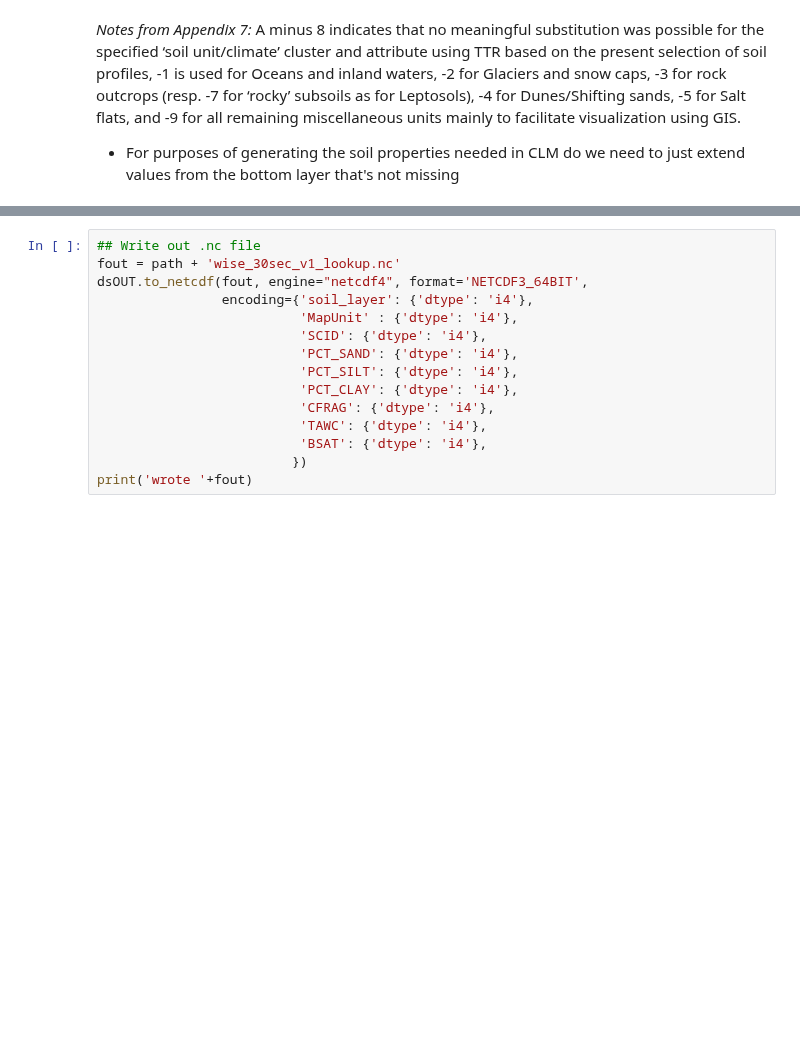
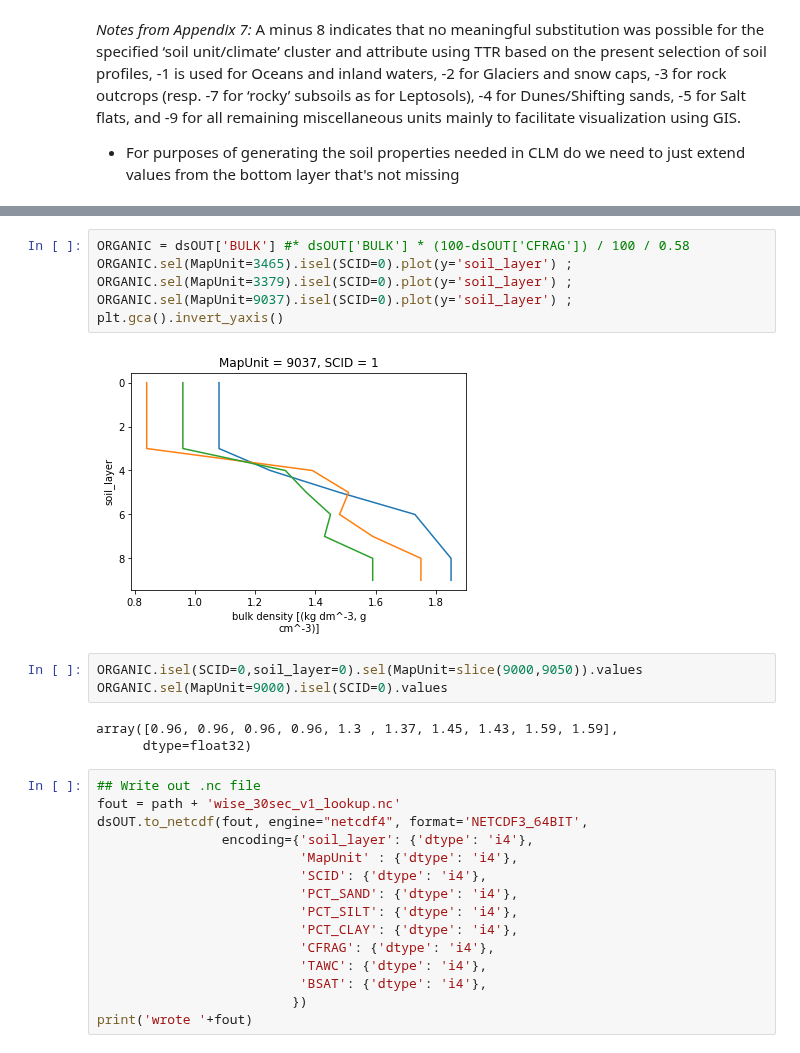
Before and after one commit to wwieder/ctsm_py, a Jupyter notebook: notebooks/tiff2nc-WISE.ipynb, the cells around one changed output, grey strips where cells are left out. Cells and saved outputs as stored; diff of their text form; blank space fills up the shorter version.

```diff
--- a/notebooks/tiff2nc-WISE.ipynb
+++ b/notebooks/tiff2nc-WISE.ipynb
@@ -241,3 +243,17 @@ Text(0.5, 0, 'ORGANIC, (kg OM/m3)')
+# %%
+ORGANIC = dsOUT['BULK'] #* dsOUT['BULK'] * (100-dsOUT['CFRAG']) / 100 / 0.58
+ORGANIC.sel(MapUnit=3465).isel(SCID=0).plot(y='soil_layer') ;
+ORGANIC.sel(MapUnit=3379).isel(SCID=0).plot(y='soil_layer') ;
+ORGANIC.sel(MapUnit=9037).isel(SCID=0).plot(y='soil_layer') ;
+plt.gca().invert_yaxis()
+# %% [output]
+[figure, added]
+# %%
+ORGANIC.isel(SCID=0,soil_layer=0).sel(MapUnit=slice(9000,9050)).values
+ORGANIC.sel(MapUnit=9000).isel(SCID=0).values
+# %% [output]
+array([0.96, 0.96, 0.96, 0.96, 1.3 , 1.37, 1.45, 1.43, 1.59, 1.59],
+      dtype=float32)
 # %%
 ## Write out .nc file
 fout = path + 'wise_30sec_v1_lookup.nc'
```
Also changed, not shown: parts of 11 cells of this notebook, 1 other file.
